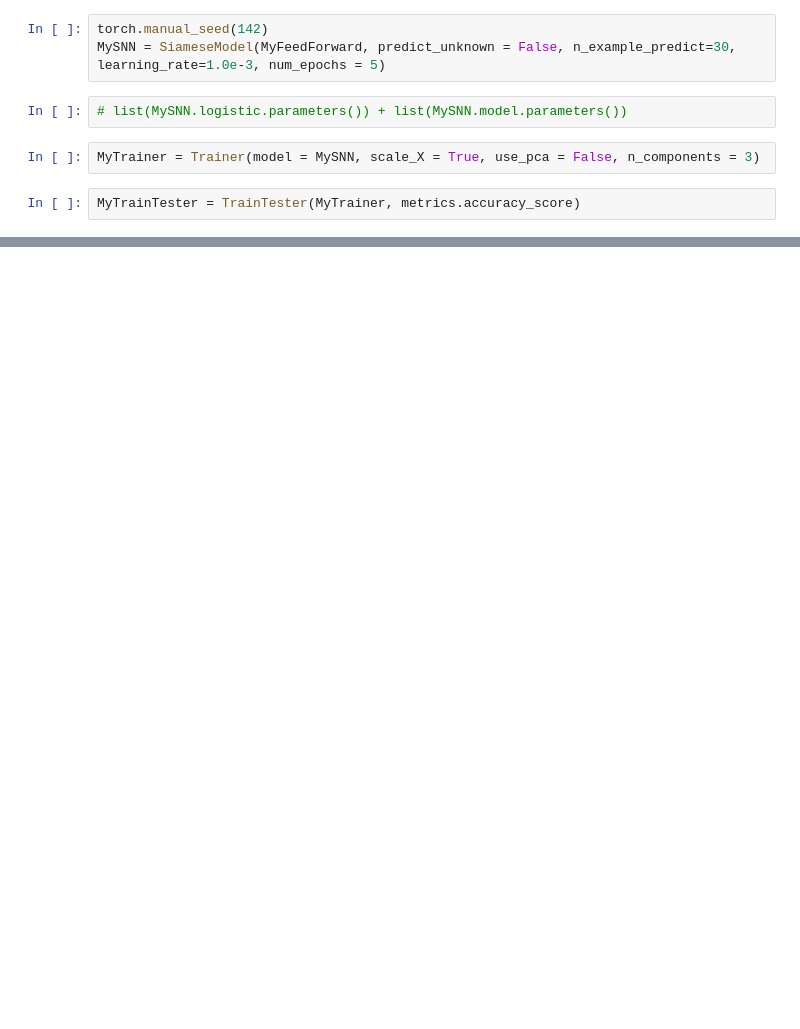
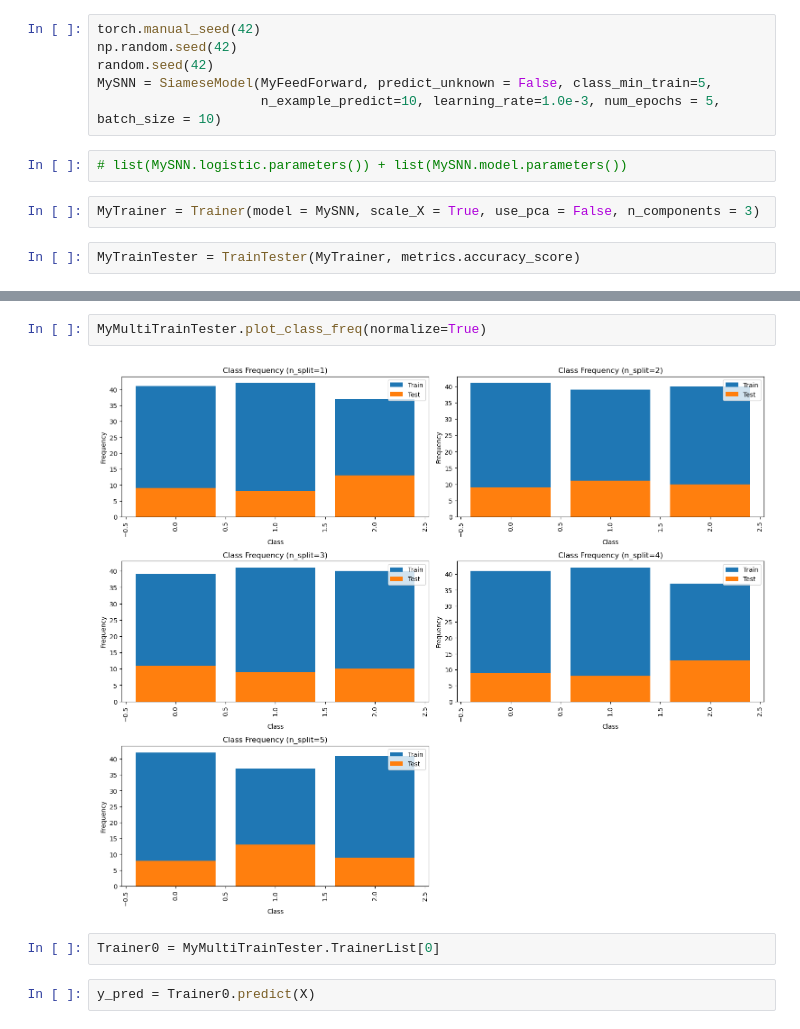
Before and after one commit to singjc/MetagenPipe, a Jupyter notebook: src/SNN_SandBox_iris.ipynb, the cells around one changed output, grey strips where cells are left out. Drawn from its saved outputs; the diff is of its cells as text; blank space fills up the shorter version.

```diff
--- a/src/SNN_SandBox_iris.ipynb
+++ b/src/SNN_SandBox_iris.ipynb
@@ -58,8 +67,11 @@ FeedForward(
   )
 )
 # %%
-torch.manual_seed(142)
-MySNN = SiameseModel(MyFeedForward, predict_unknown = False, n_example_predict=30, learning_rate=1.0e-3, num_epochs = 5)
+torch.manual_seed(42)
+np.random.seed(42)
+random.seed(42)
+MySNN = SiameseModel(MyFeedForward, predict_unknown = False, class_min_train=5,
+                     n_example_predict=10, learning_rate=1.0e-3, num_epochs = 5, batch_size = 10)
 # %%
 # list(MySNN.logistic.parameters()) + list(MySNN.model.parameters())
 # %%
@@ -122,0 +125,8 @@ metrics.accuracy_score(y_pred_train_1D, y_train_1D)
+# %%
+MyMultiTrainTester.plot_class_freq(normalize=True)
+# %% [output]
+[figure, added]
+# %%
+Trainer0 = MyMultiTrainTester.TrainerList[0]
+# %%
+y_pred = Trainer0.predict(X)
```
Also changed, not shown: parts of 21 cells of this notebook, 3 other files.
